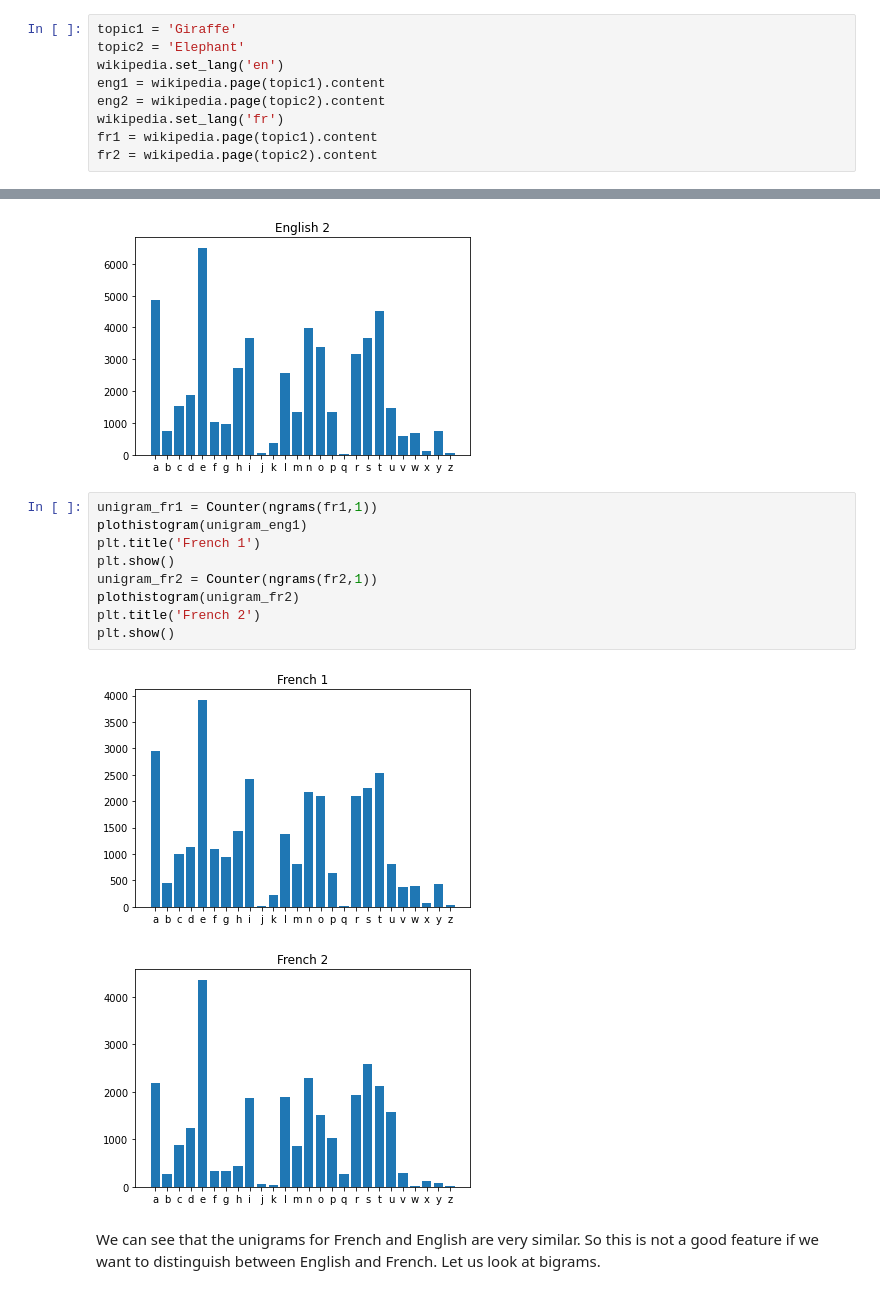
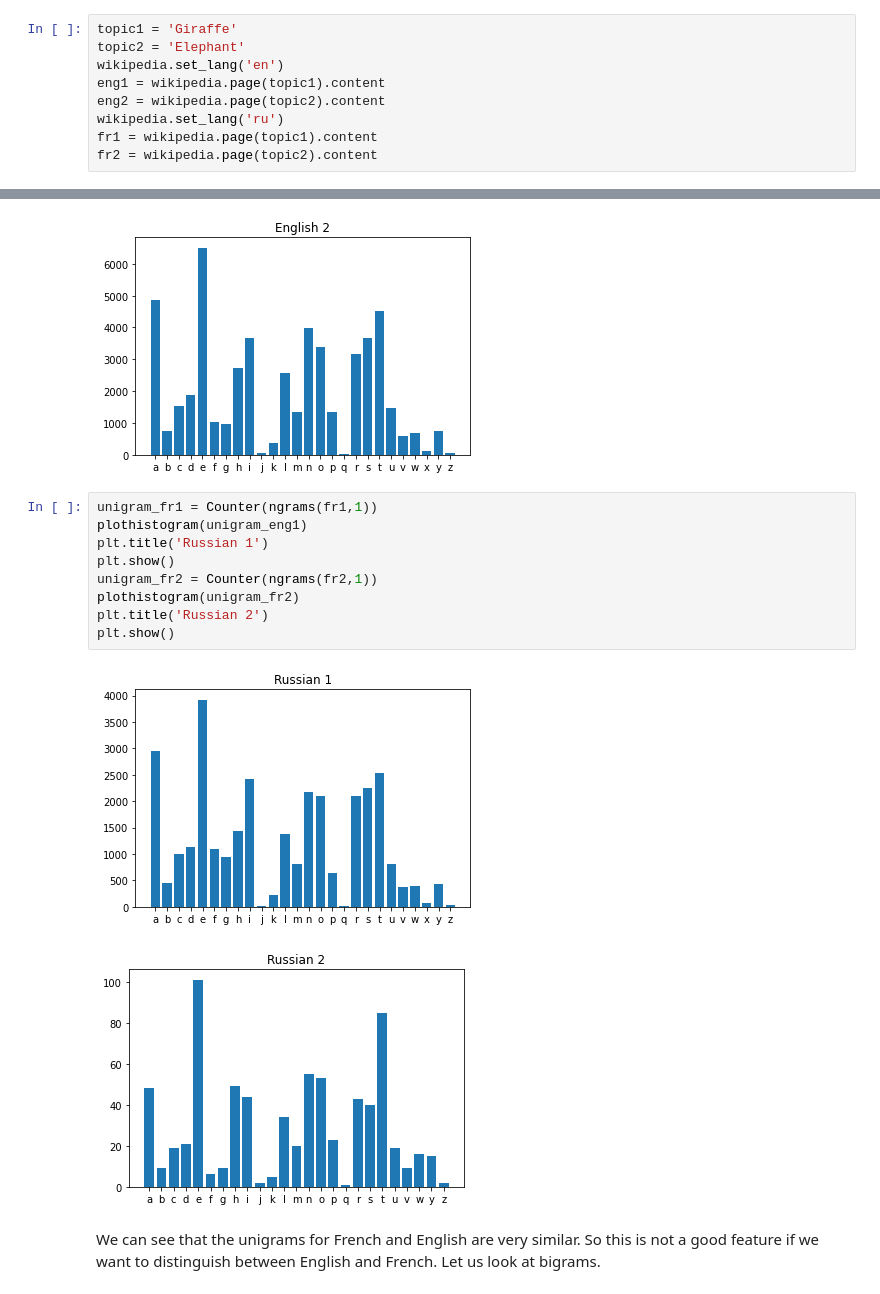
Before and after one commit to manognansr/fmml2021, a Jupyter notebook: Lab1_Features_fmml20210295.ipynb, the cells around one changed output, grey strips where cells are left out. Cells and saved outputs as stored; diff of their text form.

```diff
--- a/Lab1_Features_fmml20210295.ipynb
+++ b/Lab1_Features_fmml20210295.ipynb
@@ -46,7 +46,7 @@ topic2 = 'Elephant'
 wikipedia.set_lang('en')
 eng1 = wikipedia.page(topic1).content
 eng2 = wikipedia.page(topic2).content
-wikipedia.set_lang('fr')
+wikipedia.set_lang('ru')
 fr1 = wikipedia.page(topic1).content
 fr2 = wikipedia.page(topic2).content
 # %% [markdown]
@@ -114,15 +114,15 @@ plt.show()
 # %%
 unigram_fr1 = Counter(ngrams(fr1,1))
 plothistogram(unigram_eng1)
-plt.title('French 1')
+plt.title('Russian 1')
 plt.show()
 unigram_fr2 = Counter(ngrams(fr2,1))
 plothistogram(unigram_fr2)
-plt.title('French 2')
+plt.title('Russian 2')
 plt.show()
 # %% [output]
-[figure, old version]
+[figure, new version]
-[figure, old version]
+[figure, new version]
 # %% [markdown]
 We can see that the unigrams for French and English are very similar. So this is not a good feature if we want to distinguish between English and French. Let us look at bigrams.
 # %%
```
Also changed, not shown: parts of 6 cells of this notebook.
